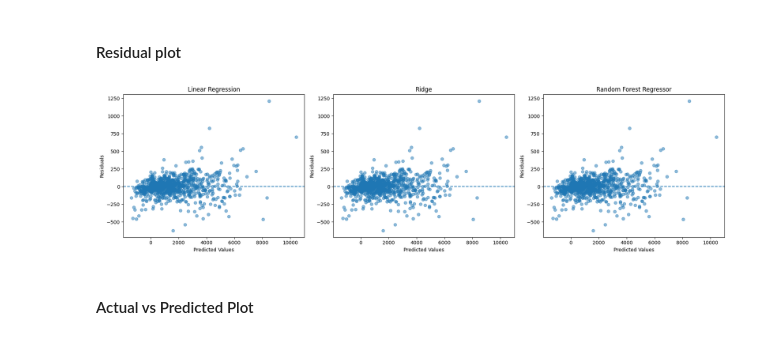
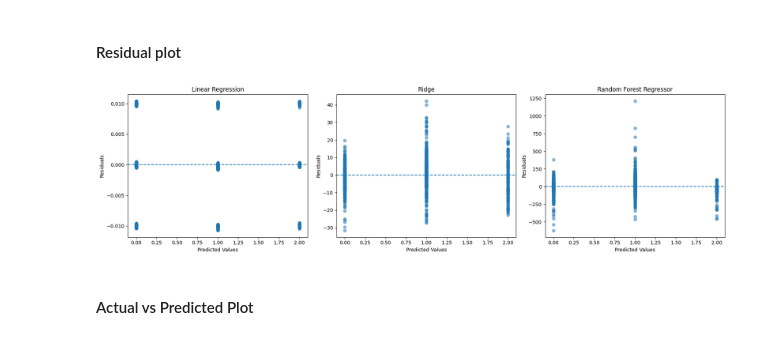
Before and after one commit to 24gshreya/Global_Household_Analysis, a Jupyter notebook: GlobalHouseholdAnalysis.ipynb, the cells around one changed output. Drawn from its saved outputs; the diff is of its cells as text; code cells hidden in the pictures.

```diff
--- a/GlobalHouseholdAnalysis.ipynb
+++ b/GlobalHouseholdAnalysis.ipynb
@@ -58,7 +62,10 @@ from sklearn.metrics.cluster import adjusted_rand_score
+# %%
+load_dotenv()
+dataset_path = os.getenv('DATASET_PATH')
 # %% [markdown]
 ### Import dataset
 # %%
-household = pd.read_csv('C:\\Users\\shrey\\JupyterNotebook\\Global_Household_Analysis\\dataset\\Global_Household_Financial_Dynamics.csv')
+household = pd.read_csv(dataset_path)
 display(household.head())
 # %% [output]
 |  | Household_ID | Country | City | Family_Size | Num_Earners | Primary_Income | Total_Household_Income | ... |
@@ -704,20 +711,20 @@ Name: Monthly_Savings, dtype: float64
 # %%
 import matplotlib.pyplot as plt
 
 fig, axes = plt.subplots(1, 3, figsize=(18, 5))
 
 for ax, (name_rg, y_pred_rg) in zip(axes, predictions.items()):
-    residuals = residuals_dict[name]
+    residuals = residuals_dict[name_rg]
     ax.scatter(y_pred, residuals, alpha=0.5)
     ax.axhline(y=0, linestyle='--')
     ax.set_title(name_rg)
     ax.set_xlabel("Predicted Values")
     ax.set_ylabel("Residuals")
 
 plt.tight_layout()
 plt.show()
 # %% [output]
-[figure, old version]
+[figure, new version]
 # %% [markdown]
 #### Actual vs Predicted Plot
 # %%
```
Also changed, not shown: parts of 4 cells of this notebook.
